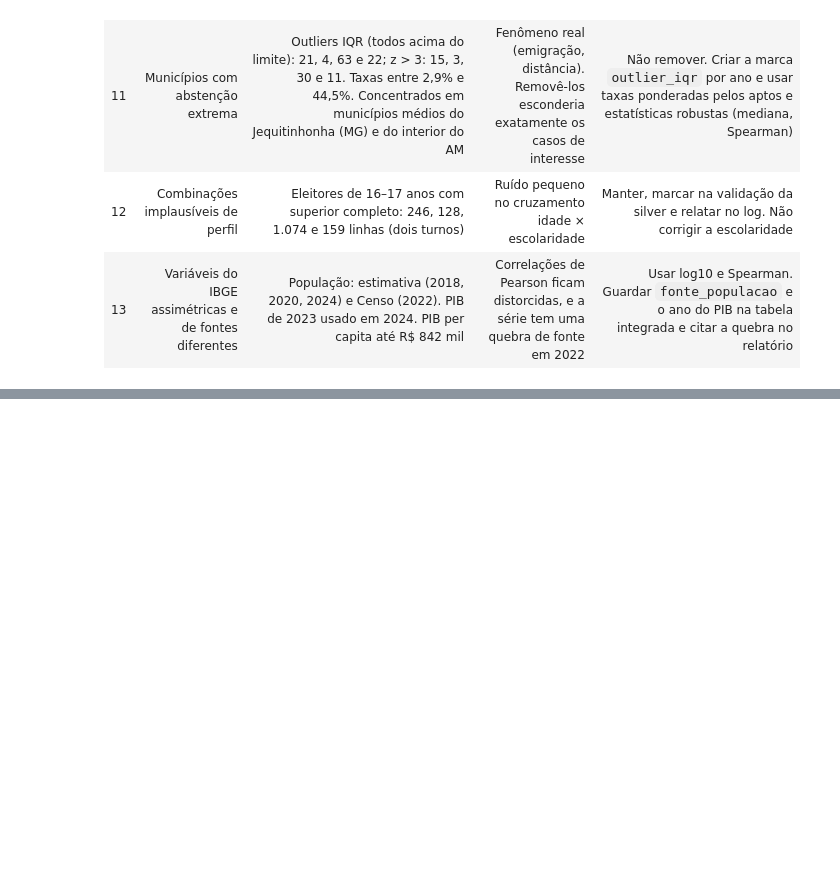
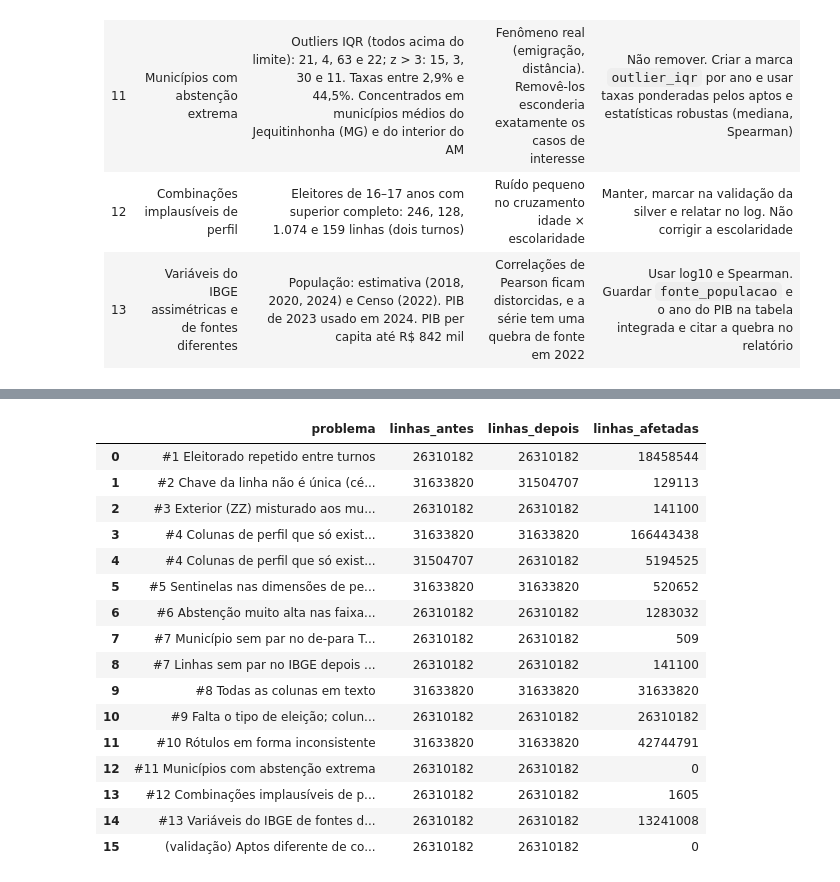
Before and after one commit to GUSTAVOHOOO/bigdata-tse-abstencao, a Jupyter notebook: notebooks/etapa1.ipynb, the cells around one changed output, grey strips where cells are left out. Drawn from its saved outputs; the diff is of its cells as text; code cells hidden in the pictures; blank space fills up the shorter version.

```diff
--- a/notebooks/etapa1.ipynb
+++ b/notebooks/etapa1.ipynb
@@ -1217,0 +1270,22 @@ A ordem segue o impacto nas cinco perguntas. Cada linha vira um registro do log
+# %%
+log_limpeza = pd.read_csv(LOG_PATH)
+with pd.option_context("display.max_colwidth", None, "display.float_format", "{:,.0f}".format):
+    display(log_limpeza[["problema", "linhas_antes", "linhas_depois", "linhas_afetadas"]])
+# %% [output]
+|  | problema | linhas_antes | linhas_depois | linhas_afetadas |
+| 0 | #1 Eleitorado repetido entre turnos | 26310182 | 26310182 | 18458544 |
+| 1 | #2 Chave da linha não é única (cé... | 31633820 | 31504707 | 129113 |
+| 2 | #3 Exterior (ZZ) misturado aos mu... | 26310182 | 26310182 | 141100 |
+| 3 | #4 Colunas de perfil que só exist... | 31633820 | 31633820 | 166443438 |
+| 4 | #4 Colunas de perfil que só exist... | 31504707 | 26310182 | 5194525 |
+| 5 | #5 Sentinelas nas dimensões de pe... | 31633820 | 31633820 | 520652 |
+| 6 | #6 Abstenção muito alta nas faixa... | 26310182 | 26310182 | 1283032 |
+| 7 | #7 Município sem par no de-para T... | 26310182 | 26310182 | 509 |
+| 8 | #7 Linhas sem par no IBGE depois ... | 26310182 | 26310182 | 141100 |
+| 9 | #8 Todas as colunas em texto | 31633820 | 31633820 | 31633820 |
+| 10 | #9 Falta o tipo de eleição; colun... | 26310182 | 26310182 | 26310182 |
+| 11 | #10 Rótulos em forma inconsistente | 31633820 | 31633820 | 42744791 |
+| 12 | #11 Municípios com abstenção extrema | 26310182 | 26310182 | 0 |
+| 13 | #12 Combinações implausíveis de p... | 26310182 | 26310182 | 1605 |
+| 14 | #13 Variáveis do IBGE de fontes d... | 26310182 | 26310182 | 13241008 |
+| 15 | (validação) Aptos diferente de co... | 26310182 | 26310182 | 0 |
```
Also changed, not shown: parts of 25 cells of this notebook, 2 other files.
